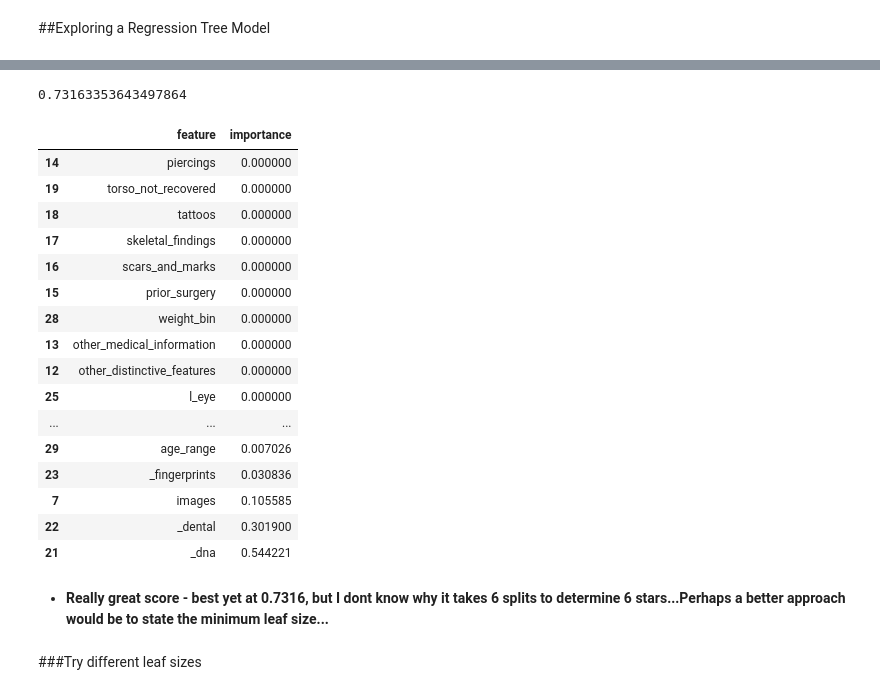
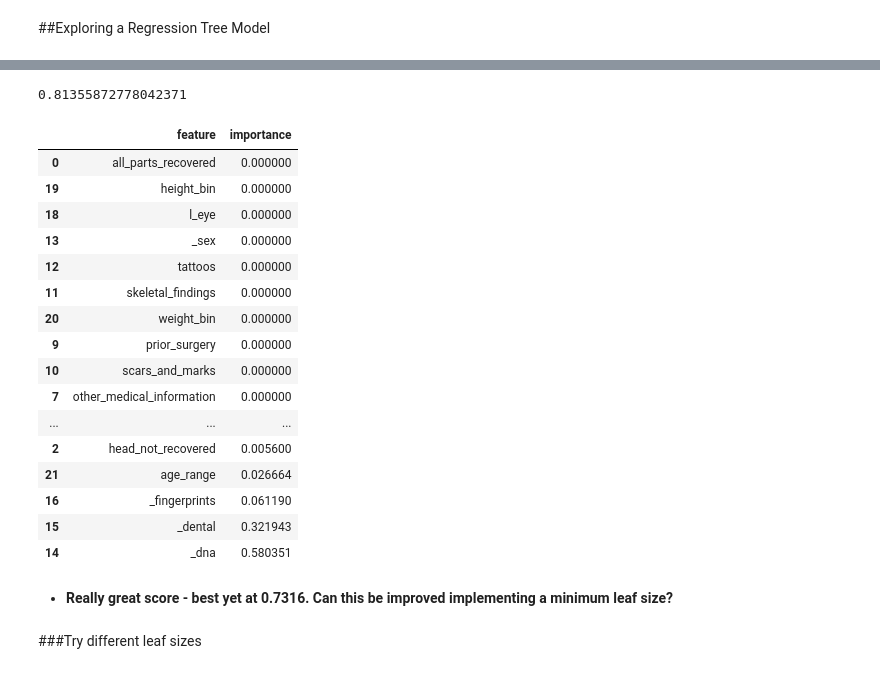
Before and after one commit to JAStark/GA_DataScience, a Jupyter notebook: Final_Project/namus_linreg.ipynb, the cells around one changed output, grey strips where cells are left out. Saved outputs shown, nothing was run; the diff lists cells and outputs as text; code cells hidden in the pictures.

```diff
--- a/Final_Project/namus_linreg.ipynb
+++ b/Final_Project/namus_linreg.ipynb
@@ -182,5 +198,3 @@ array([ nan,   1.])
-# %%
-namus._face.fillna(0, inplace=True)
 # %%
 namus._face.unique()
 # %% [output]
@@ -836,16 +872,16 @@ np.sqrt(metrics.mean_squared_error(y_test, y_null))
 from sklearn.cross_validation import cross_val_score
 from sklearn.tree import DecisionTreeRegressor, export_graphviz, DecisionTreeClassifier
 # %%
-#  Create features for linear regression: all features consisting of an integer. All binary except `images`
+#  Create features for linear regression: all features consisting of an integer. All binary except `images` and 'age_range'
 treereg_features = ['all_parts_recovered',
-                  'amputations',
-                  'artificial_parts_aids',
-                  'deformities',
+                  #'amputations',
+                  #'artificial_parts_aids',
+                  #'deformities',
                   'finger_toe_nails',
-                  'foreign_objects',
+                  #'foreign_objects',
                   'head_not_recovered',
                    'images',
-                  'medical_implants',
+                  #'medical_implants',
                   'n-hands_not_recovered',
                   'n-limbs_not_recovered',
                   'organ_absent',
@@ -856,19 +892,19 @@ treereg_features = ['all_parts_recovered',
                   'scars_and_marks',
                   'skeletal_findings',
                   'tattoos',
-                  'torso_not_recovered',
+                  #'torso_not_recovered',
                   '_sex',
                   '_dna',
                   '_dental',
                   '_fingerprints',
                   '_face',
                   'l_eye',
-                  'r_eye',
+                  #'r_eye',
                   'height_bin',
                   'weight_bin',
                   'age_range']
 # %%
-X = namus[linreg_features]
+X = namus[treereg_features]
 y = namus.rating
 # %%
 # instantiate a DecisionTreeRegressor (with random_state=1)
@@ -906,28 +936,28 @@ plt.ylabel('RMSE (lower is better)')
 # %%
 treereg = DecisionTreeRegressor(max_depth=4, random_state=1)
-scores = cross_val_score(treereg, X, y, cv=1000, scoring='mean_squared_error')
+scores = cross_val_score(treereg, X, y, cv=100, scoring='mean_squared_error')
 np.mean(np.sqrt(-scores))
 # %% [output]
-0.73163353643497864
+0.81355872778042371
 # %%
 treereg.fit(X,y)
-pd.DataFrame({'feature':linreg_features, 'importance':treereg.feature_importances_}).sort_values(by='importance')
+pd.DataFrame({'feature':treereg_features, 'importance':treereg.feature_importances_}).sort_values(by='importance')
 # %% [output]
 |  | feature | importance |
-| 14 | piercings | 0.000000 |
-| 19 | torso_not_recovered | 0.000000 |
-| 18 | tattoos | 0.000000 |
-| 17 | skeletal_findings | 0.000000 |
-| 16 | scars_and_marks | 0.000000 |
-| 15 | prior_surgery | 0.000000 |
-| 28 | weight_bin | 0.000000 |
-| 13 | other_medical_information | 0.000000 |
-| 12 | other_distinctive_features | 0.000000 |
-| 25 | l_eye | 0.000000 |
+| 0 | all_parts_recovered | 0.000000 |
+| 19 | height_bin | 0.000000 |
+| 18 | l_eye | 0.000000 |
+| 13 | _sex | 0.000000 |
+| 12 | tattoos | 0.000000 |
+| 11 | skeletal_findings | 0.000000 |
+| 20 | weight_bin | 0.000000 |
+| 9 | prior_surgery | 0.000000 |
+| 10 | scars_and_marks | 0.000000 |
+| 7 | other_medical_information | 0.000000 |
 | ... | ... | ... |
-| 29 | age_range | 0.007026 |
-| 23 | _fingerprints | 0.030836 |
-| 7 | images | 0.105585 |
-| 22 | _dental | 0.301900 |
-| 21 | _dna | 0.544221 |
+| 2 | head_not_recovered | 0.005600 |
+| 21 | age_range | 0.026664 |
+| 16 | _fingerprints | 0.061190 |
+| 15 | _dental | 0.321943 |
+| 14 | _dna | 0.580351 |
 # %%
@@ -935,4 +965,4 @@ export_graphviz(treereg, out_file='treereg.dot', feature_names=linreg_features)
 # %% [markdown]
-* **Really great score - best yet at 0.7316, but I dont know why it takes 6 splits to determine 6 stars...Perhaps a better approach would be to state the minimum leaf size...**
+* **Really great score - best yet at 0.7316. Can this be improved implementing a minimum leaf size?**
 # %% [markdown]
 ###Try different leaf sizes
```
Also changed, not shown: parts of 65 cells of this notebook, 40 other files.
